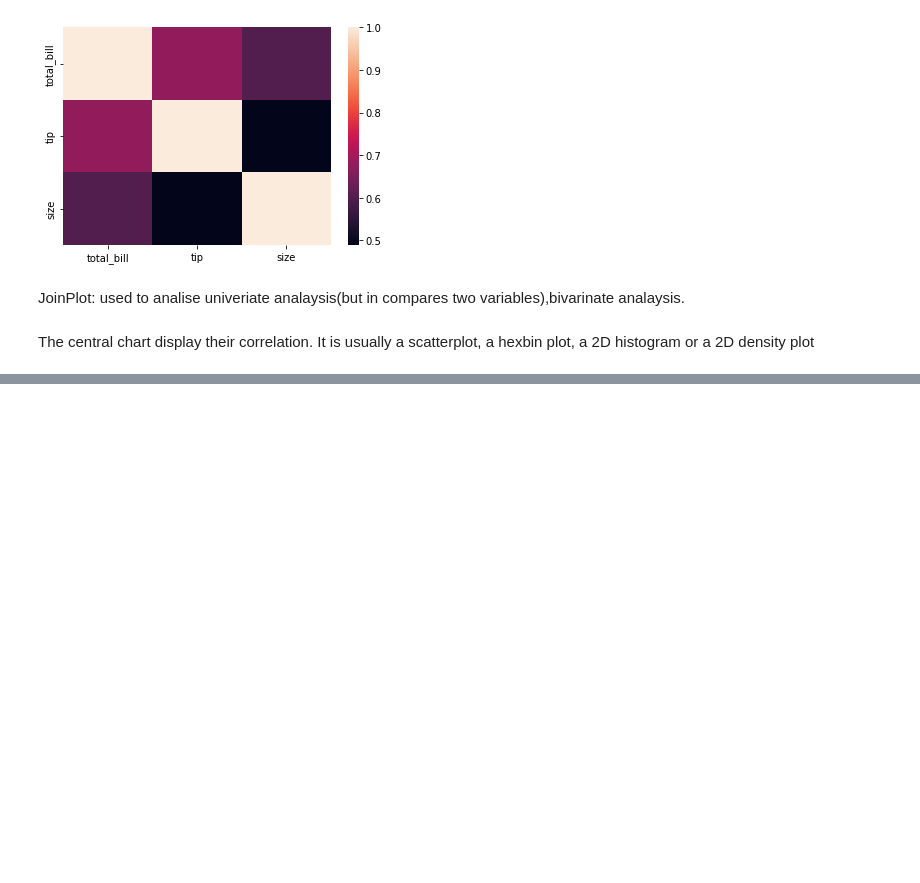
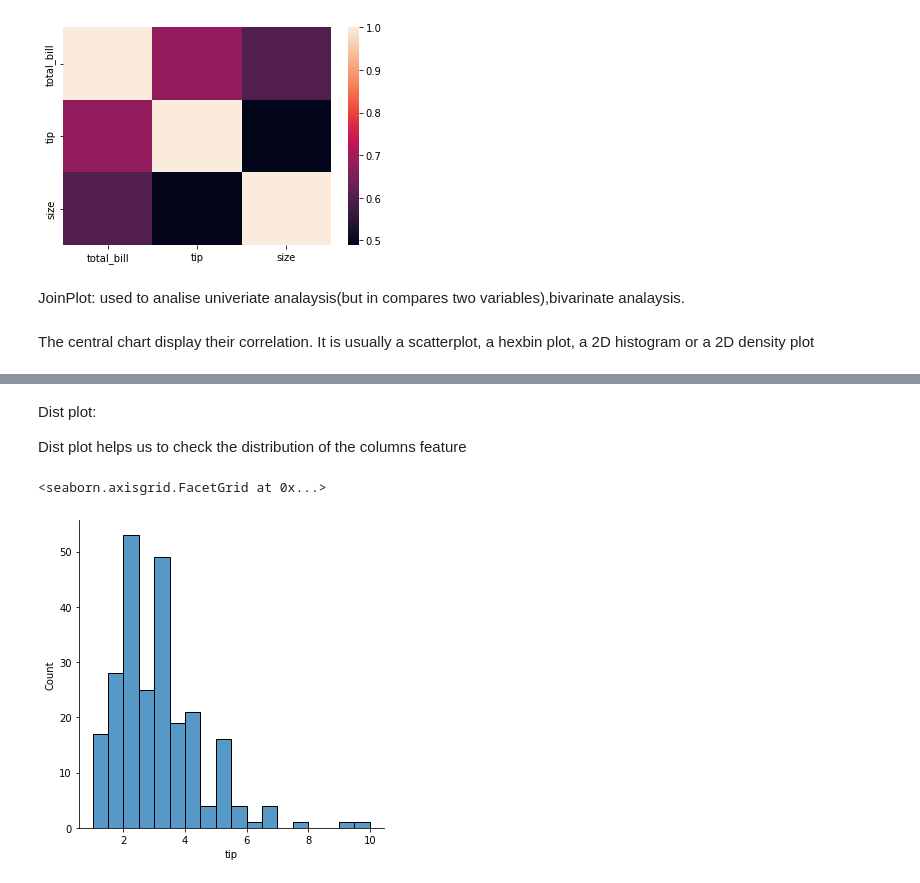
Before and after one commit to BuragayalaPraneetha/python_course, a Jupyter notebook: seaborn.ipynb, the cells around one changed output, grey strips where cells are left out. Saved outputs shown, nothing was run; the diff lists cells and outputs as text; code cells hidden in the pictures; blank space fills up the shorter version.

```diff
--- a/seaborn.ipynb
+++ b/seaborn.ipynb
@@ -79,0 +90,11 @@ ValueError: Could not interpret value `total bill` for `y`. An entry with this n
+# %% [markdown]
+
+
+Dist plot:
+
+Dist plot helps us to check the distribution of the columns feature
+# %%
+sns.displot(df["tip"])
+# %% [output]
+<seaborn.axisgrid.FacetGrid at 0x...>
+[figure, added]
```
Also changed, not shown: parts of 17 cells of this notebook.
